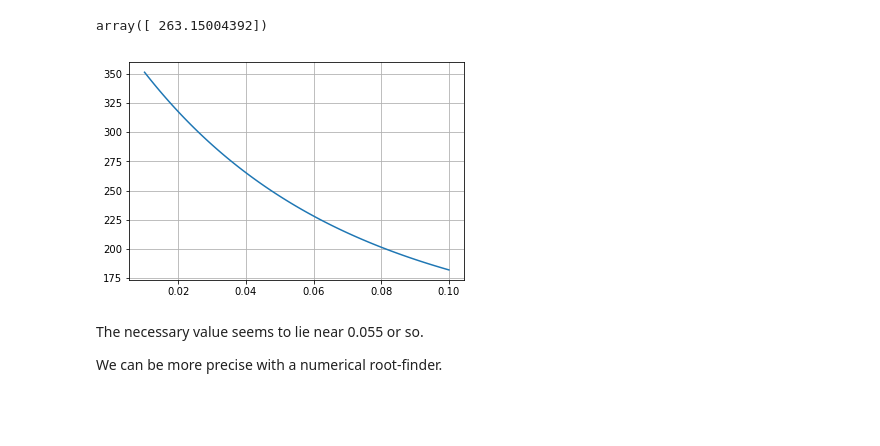
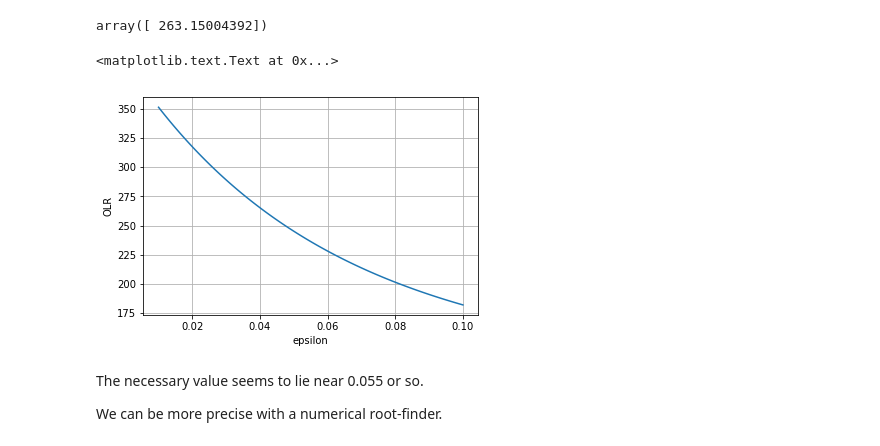
Before and after one commit to brian-rose/ClimateModeling_courseware, a Jupyter notebook: Lectures/Lecture07 -- Grey radiation modeling with climlab.ipynb, the cells around one changed output. Drawn from its saved outputs; the diff is of its cells as text; code cells hidden in the pictures; blank space fills up the shorter version.

```diff
--- a/Lectures/Lecture07 -- Grey radiation modeling with climlab.ipynb
+++ b/Lectures/Lecture07 -- Grey radiation modeling with climlab.ipynb
@@ -347,13 +414,16 @@ OLRarray = np.zeros_like(epsarray)
 # %%
 for i in range(epsarray.size):
     col.subprocess['LW'].absorptivity = epsarray[i]
     col.compute_diagnostics()
     OLRarray[i] = col.OLR
 
 plt.plot(epsarray, OLRarray)
 plt.grid()
+plt.xlabel('epsilon')
+plt.ylabel('OLR')
 # %% [output]
+<matplotlib.text.Text at 0x...>
-[figure, old version]
+[figure, new version]
 # %% [markdown]
 The necessary value seems to lie near 0.055 or so.
 
```
Also changed, not shown: parts of 18 cells of this notebook.
